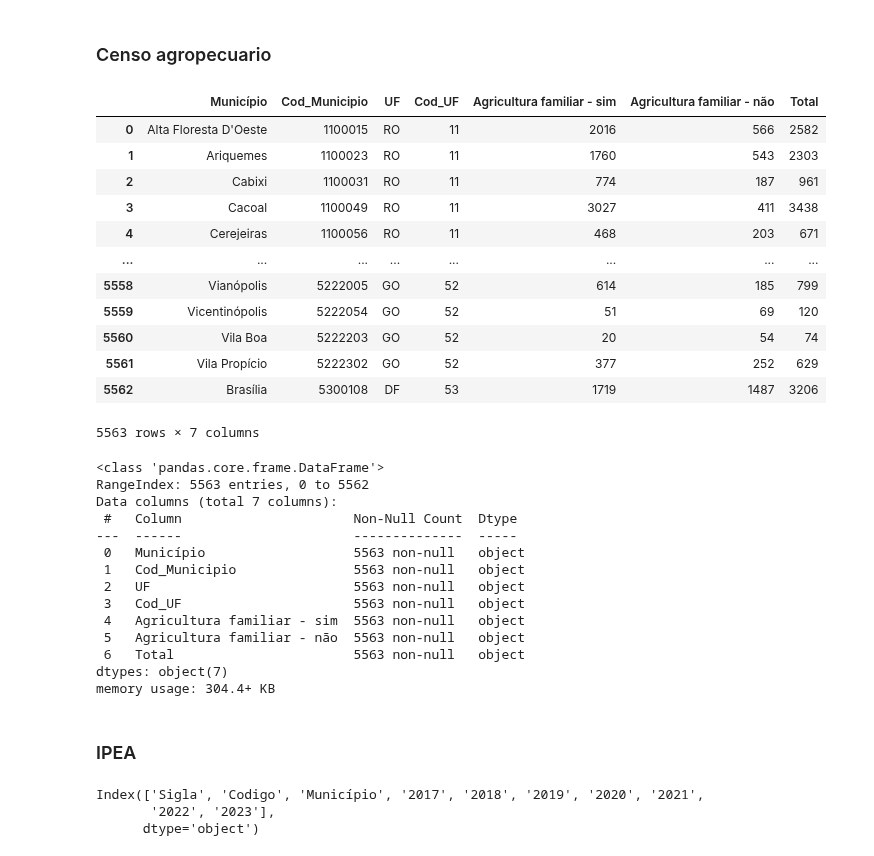
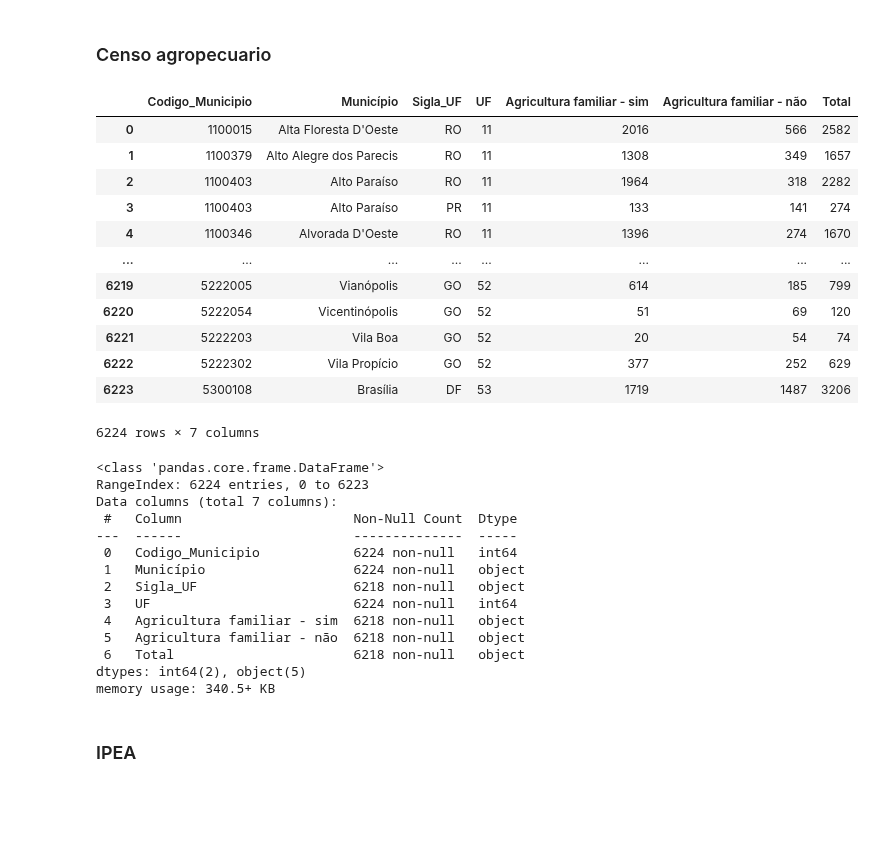
Before and after one commit to AHChaves/IC-InSAN, a Jupyter notebook: integracao.ipynb, the cells around one changed output. Drawn from its saved outputs; the diff is of its cells as text; code cells hidden in the pictures; blank space fills up the shorter version.

Commit message:
ADD: merge das tabelas

```diff
--- a/integracao.ipynb
+++ b/integracao.ipynb
@@ -94,56 +118,48 @@ for index, row in censo_agro.iterrows():
     row['Município'] = nomes[i]
     i = i+1
 # %%
-censo_agro['UF'] = ''
+censo_agro['Sigla_UF'] = ''
 
 i = 0
 for index, row in censo_agro.iterrows():
     censo_agro.iat[i, 4] = ufs[i]
     i = i+1
-# %%
-censo_agro['Cod_UF'] = ''
-censo_agro['Cod_Municipio'] = ''
-# %%
-i = 0
-for index, row in censo_agro.iterrows():
-    tmp = cod_municipios.loc[cod_municipios['Nome_Município'] == row['Município']]
-    censo_agro.iat[i,6] = tmp['Código Município Completo'].values
-    censo_agro.iat[i,5] = tmp['UF'].values
-    i = i + 1
+# %%
+censo_agro = censo_agro.merge(cod_municipios[['Codigo_Municipio', 'UF', 'Município']], how='right',on='Município')
 # %%
-censo_agro = censo_agro[['Município', 'Cod_Municipio', 'UF', 'Cod_UF', 'Agricultura familiar - sim', 'Agricultura familiar - não', 'Total']]
+censo_agro = censo_agro[['Codigo_Municipio', 'Município', 'Sigla_UF', 'UF', 'Agricultura familiar - sim', 'Agricultura familiar - não', 'Total']]
 censo_agro
 # %% [output]
-|  | Município | Cod_Municipio | UF | Cod_UF | Agricultura familiar - sim | Agricultura familiar - não | Total |
-| 0 | Alta Floresta D'Oeste | 1100015 | RO | 11 | 2016 | 566 | 2582 |
-| 1 | Ariquemes | 1100023 | RO | 11 | 1760 | 543 | 2303 |
-| 2 | Cabixi | 1100031 | RO | 11 | 774 | 187 | 961 |
-| 3 | Cacoal | 1100049 | RO | 11 | 3027 | 411 | 3438 |
-| 4 | Cerejeiras | 1100056 | RO | 11 | 468 | 203 | 671 |
+|  | Codigo_Municipio | Município | Sigla_UF | UF | Agricultura familiar - sim | Agricultura familiar - não | Total |
+| 0 | 1100015 | Alta Floresta D'Oeste | RO | 11 | 2016 | 566 | 2582 |
+| 1 | 1100379 | Alto Alegre dos Parecis | RO | 11 | 1308 | 349 | 1657 |
+| 2 | 1100403 | Alto Paraíso | RO | 11 | 1964 | 318 | 2282 |
+| 3 | 1100403 | Alto Paraíso | PR | 11 | 133 | 141 | 274 |
+| 4 | 1100346 | Alvorada D'Oeste | RO | 11 | 1396 | 274 | 1670 |
 | ... | ... | ... | ... | ... | ... | ... | ... |
-| 5558 | Vianópolis | 5222005 | GO | 52 | 614 | 185 | 799 |
-| 5559 | Vicentinópolis | 5222054 | GO | 52 | 51 | 69 | 120 |
-| 5560 | Vila Boa | 5222203 | GO | 52 | 20 | 54 | 74 |
-| 5561 | Vila Propício | 5222302 | GO | 52 | 377 | 252 | 629 |
-| 5562 | Brasília | 5300108 | DF | 53 | 1719 | 1487 | 3206 |
+| 6219 | 5222005 | Vianópolis | GO | 52 | 614 | 185 | 799 |
+| 6220 | 5222054 | Vicentinópolis | GO | 52 | 51 | 69 | 120 |
+| 6221 | 5222203 | Vila Boa | GO | 52 | 20 | 54 | 74 |
+| 6222 | 5222302 | Vila Propício | GO | 52 | 377 | 252 | 629 |
+| 6223 | 5300108 | Brasília | DF | 53 | 1719 | 1487 | 3206 |
-5563 rows × 7 columns
+6224 rows × 7 columns
 # %%
 censo_agro.info()
 # %% [output]
 <class 'pandas.core.frame.DataFrame'>
-RangeIndex: 5563 entries, 0 to 5562
+RangeIndex: 6224 entries, 0 to 6223
 Data columns (total 7 columns):
  #   Column                      Non-Null Count  Dtype
 ---  ------                      --------------  -----
- 0   Município                   5563 non-null   object
- 1   Cod_Municipio               5563 non-null   object
- 2   UF                          5563 non-null   object
- 3   Cod_UF                      5563 non-null   object
- 4   Agricultura familiar - sim  5563 non-null   object
- 5   Agricultura familiar - não  5563 non-null   object
- 6   Total                       5563 non-null   object
-dtypes: object(7)
-memory usage: 304.4+ KB
+ 0   Codigo_Municipio            6224 non-null   int64
+ 1   Município                   6224 non-null   object
+ 2   Sigla_UF                    6218 non-null   object
+ 3   UF                          6224 non-null   int64
+ 4   Agricultura familiar - sim  6218 non-null   object
+ 5   Agricultura familiar - não  6218 non-null   object
+ 6   Total                       6218 non-null   object
+dtypes: int64(2), object(5)
+memory usage: 340.5+ KB
 # %% [markdown]
 ### IPEA
 # %%
@@ -154,10 +170,4 @@ i = 0
 for x in anos_n:
     leite = leite.rename(columns={x: anos_s[i]})
     i += 1
-# %%
-leite.columns
-# %% [output]
-Index(['Sigla', 'Codigo', 'Município', '2017', '2018', '2019', '2020', '2021',
-       '2022', '2023'],
-      dtype='object')
 # %%
```
Also changed, not shown: parts of 17 cells of this notebook.
